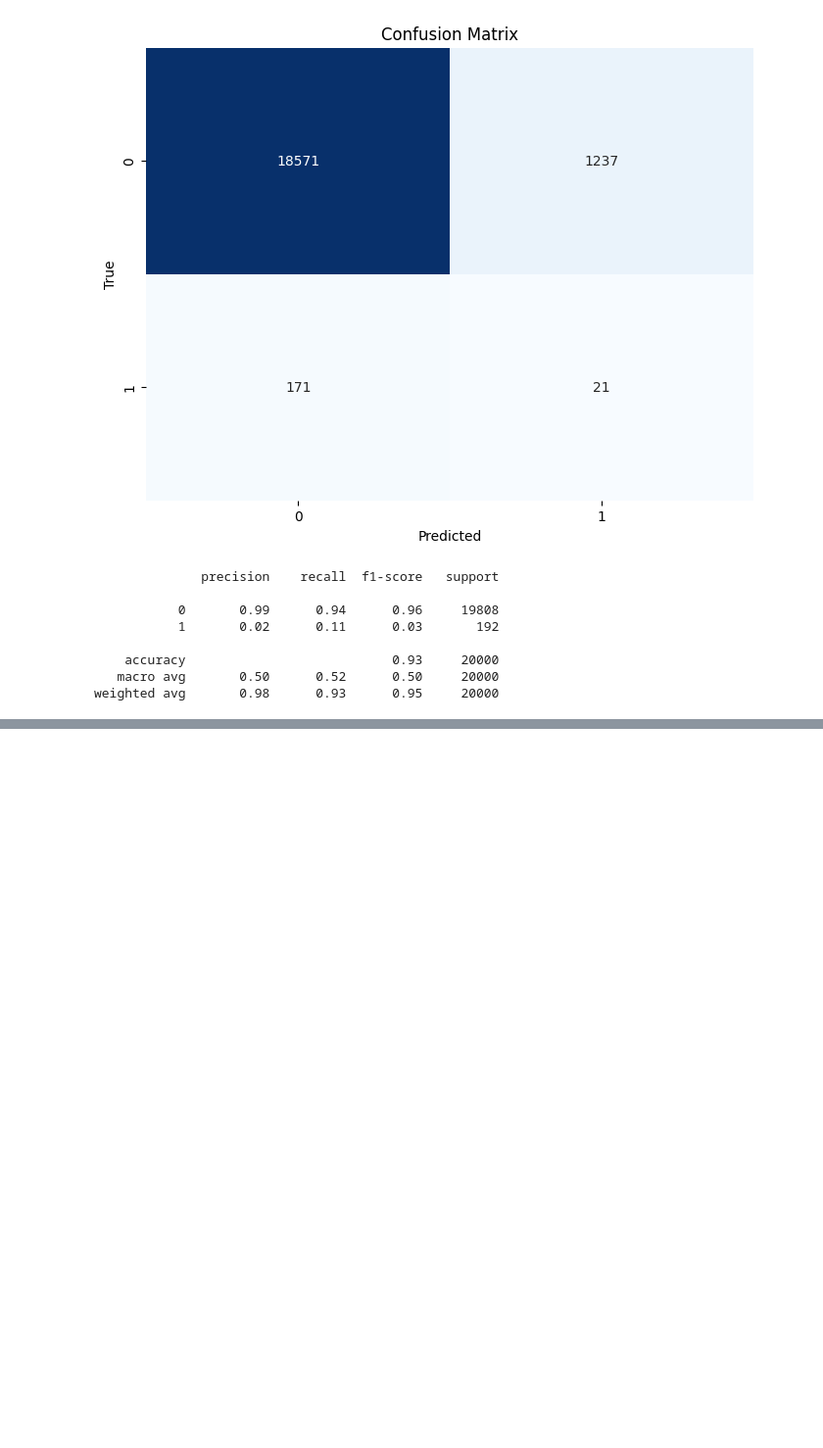
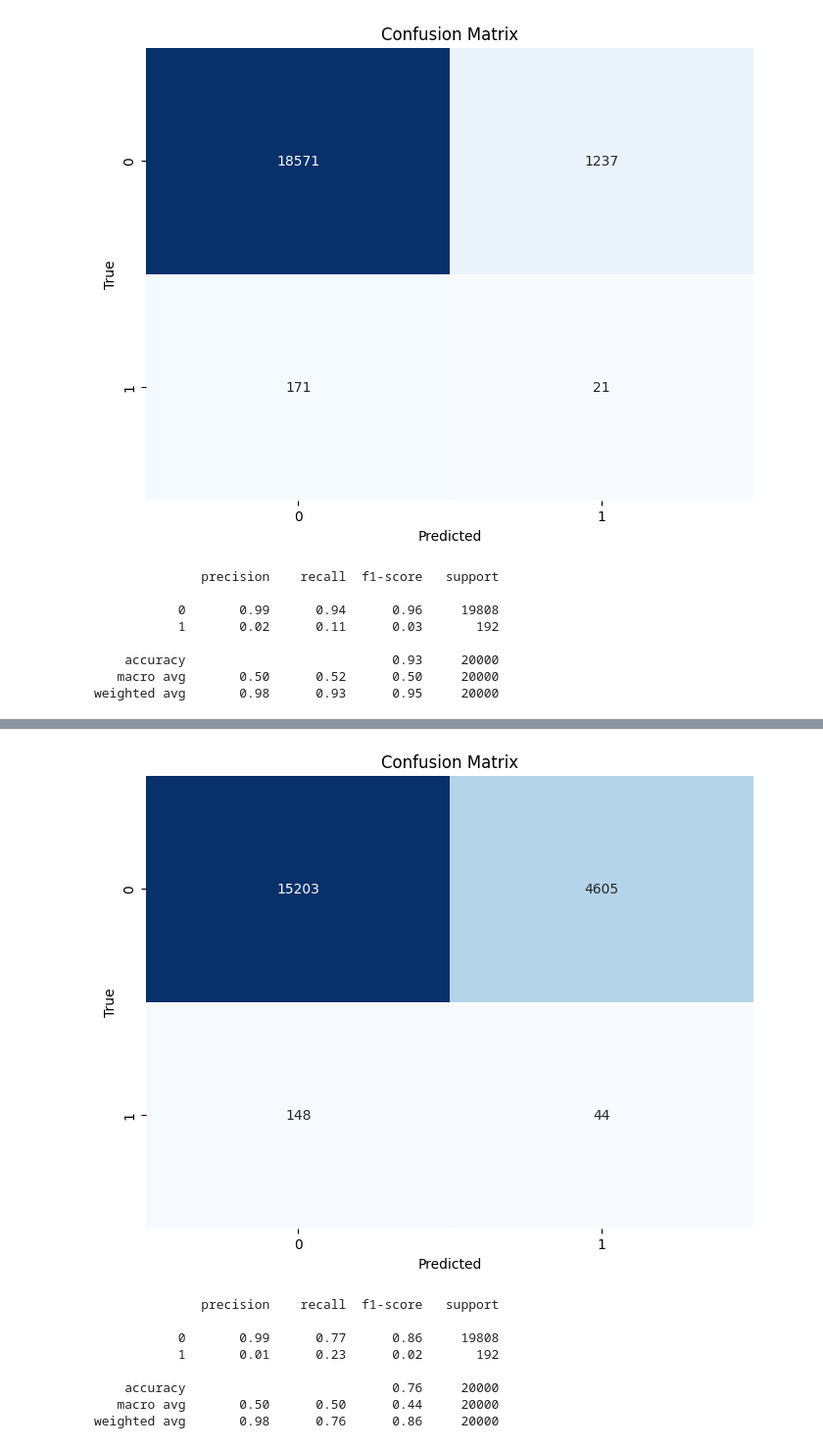
Before and after one commit to dummy1cx/Credit-Card-Fraud-Detection, a Jupyter notebook: model.ipynb, the cells around one changed output, grey strips where cells are left out. Shown at 98% size. Cells and saved outputs as stored; diff of their text form; code cells hidden in the pictures; blank space fills up the shorter version.

```diff
--- a/model.ipynb
+++ b/model.ipynb
@@ -833,0 +802,30 @@ Test Accuracy at Epoch 5: 99.04%
+# %%
+import seaborn as sns
+from sklearn.metrics import confusion_matrix, classification_report
+
+# prediction storing
+pred = [1 if simple_network.run(x) >= 0.5 else 0 for x in X_test_scaled]
+
+# Compute confusion matrix initiation
+conf_m = confusion_matrix(y_test, pred)
+
+#confusion matrix
+plt.figure(figsize=(8, 6))
+sns.heatmap(conf_m, annot=True, cmap='Blues', fmt='g', cbar=False)
+plt.xlabel('Predicted')
+plt.ylabel('True')
+plt.title('Confusion Matrix')
+plt.show()
+
+# Classification report
+print(classification_report(y_test, pred))
+# %% [output]
+[figure, added]
+              precision    recall  f1-score   support
+
+           0       0.99      0.77      0.86     19808
+           1       0.01      0.23      0.02       192
+
+    accuracy                           0.76     20000
+   macro avg       0.50      0.50      0.44     20000
+weighted avg       0.98      0.76      0.86     20000
```
Also changed, not shown: parts of 2 cells of this notebook.
